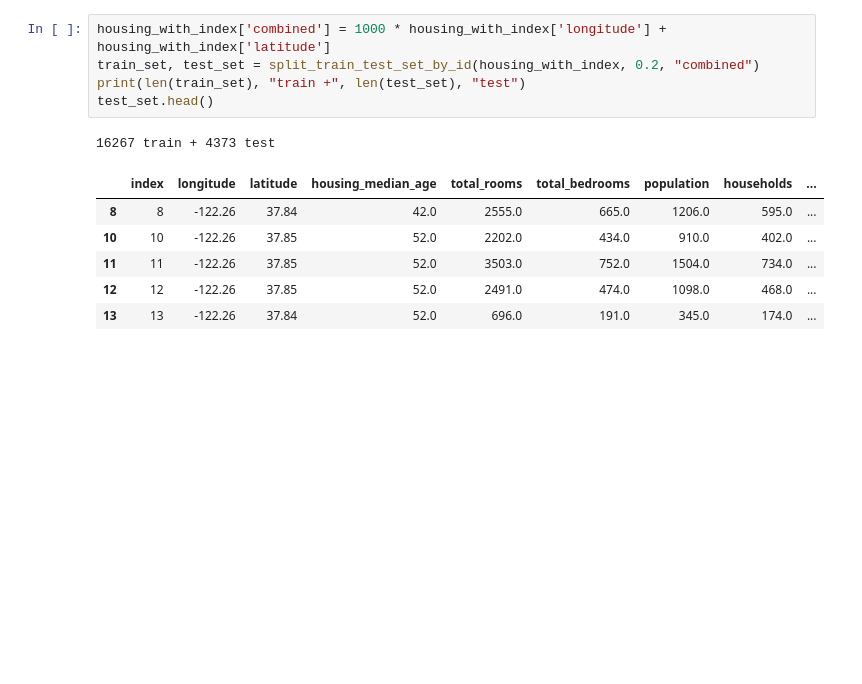
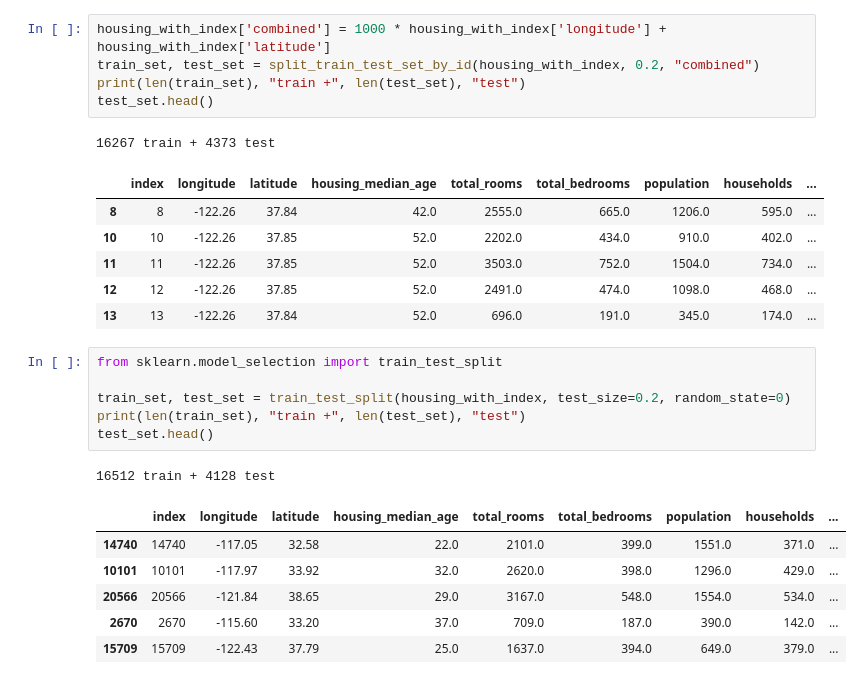
Before and after one commit to CarlyleMan/learning-tf2, a Jupyter notebook: ch2.ipynb, the cells around one changed output. Saved outputs shown, nothing was run; the diff lists cells and outputs as text; blank space fills up the shorter version.

```diff
--- a/ch2.ipynb
+++ b/ch2.ipynb
@@ -202,3 +209,17 @@ test_set.head()
 | 11 | 11 | -122.26 | 37.85 | 52.0 | 3503.0 | 752.0 | 1504.0 | 734.0 | ... |
 | 12 | 12 | -122.26 | 37.85 | 52.0 | 2491.0 | 474.0 | 1098.0 | 468.0 | ... |
 | 13 | 13 | -122.26 | 37.84 | 52.0 | 696.0 | 191.0 | 345.0 | 174.0 | ... |
+# %%
+from sklearn.model_selection import train_test_split
+
+train_set, test_set = train_test_split(housing_with_index, test_size=0.2, random_state=0)
+print(len(train_set), "train +", len(test_set), "test")
+test_set.head()
+# %% [output]
+16512 train + 4128 test
+|  | index | longitude | latitude | housing_median_age | total_rooms | total_bedrooms | population | households | ... |
+| 14740 | 14740 | -117.05 | 32.58 | 22.0 | 2101.0 | 399.0 | 1551.0 | 371.0 | ... |
+| 10101 | 10101 | -117.97 | 33.92 | 32.0 | 2620.0 | 398.0 | 1296.0 | 429.0 | ... |
+| 20566 | 20566 | -121.84 | 38.65 | 29.0 | 3167.0 | 548.0 | 1554.0 | 534.0 | ... |
+| 2670 | 2670 | -115.60 | 33.20 | 37.0 | 709.0 | 187.0 | 390.0 | 142.0 | ... |
+| 15709 | 15709 | -122.43 | 37.79 | 25.0 | 1637.0 | 394.0 | 649.0 | 379.0 | ... |
```
Also changed, not shown: parts of 2 cells of this notebook.
